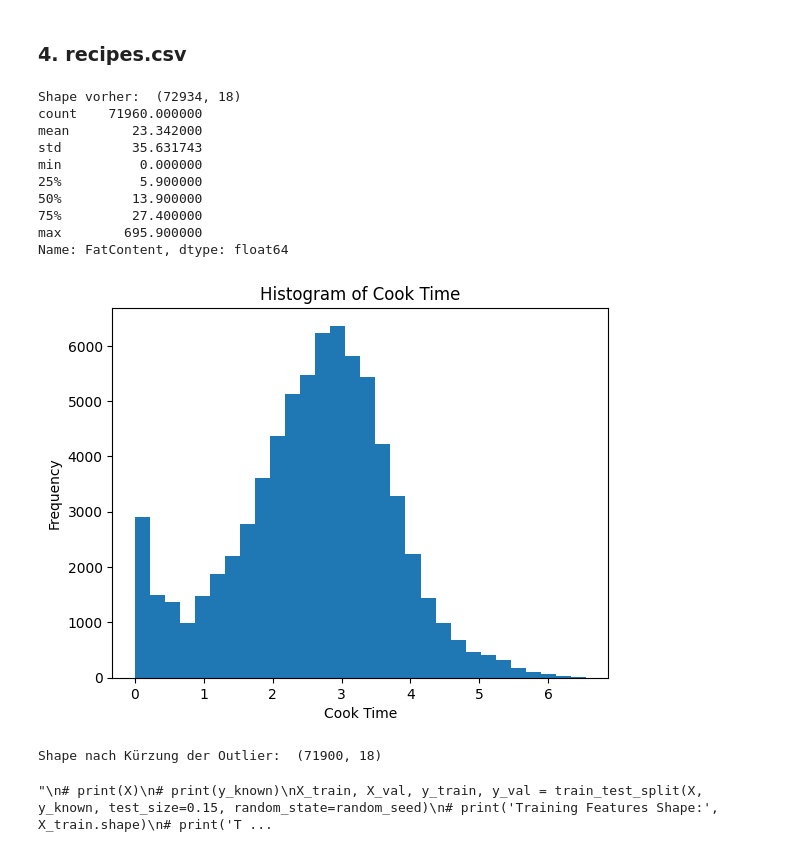
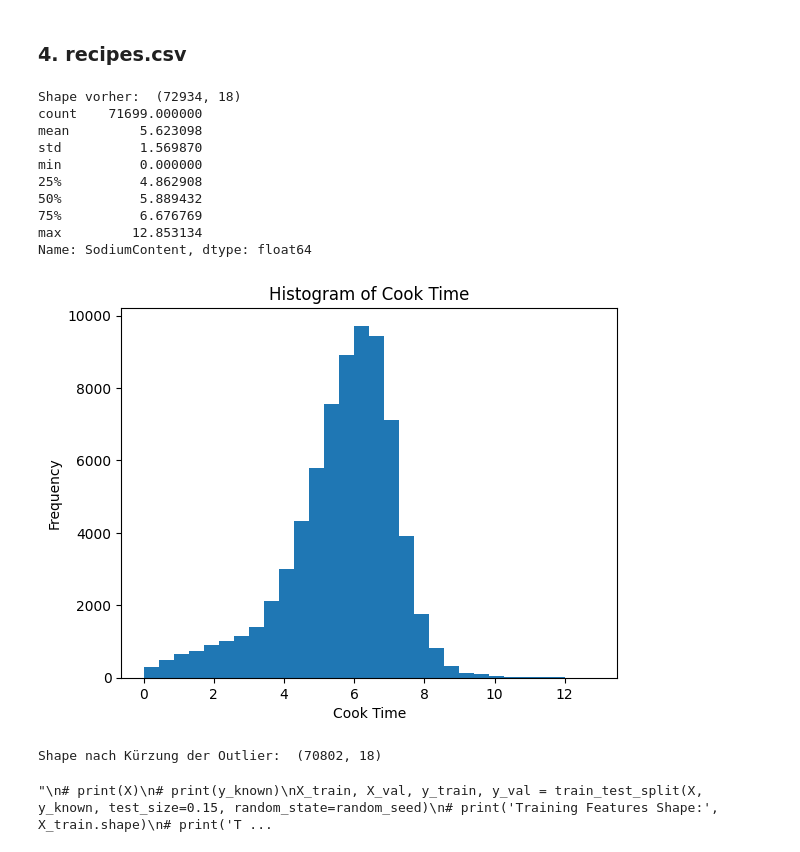
Before and after one commit to marcolutz00/AC-Cup, a Jupyter notebook: solution-1.0/solution.ipynb, the cells around one changed output. Drawn from its saved outputs; the diff is of its cells as text; code cells hidden in the pictures.

```diff
--- a/solution-1.0/solution.ipynb
+++ b/solution-1.0/solution.ipynb
@@ -203,14 +203,8 @@ recipes_data = recipes_data[(recipes_data["Calories"] >= lower_limit_Calories) &
 
 # Column FatContent
 # Oulier weg
-print(recipes_data["FatContent"].describe())
 
 recipes_data["FatContent"] = recipes_data["FatContent"].apply(lambda x: np.log(x+1) if x > 0 else x)
-plt.hist(recipes_data['FatContent'], bins=30)
-plt.title('Histogram of Cook Time')
-plt.xlabel('Cook Time')
-plt.ylabel('Frequency')
-plt.show()
 
 std_FatContent = recipes_data['FatContent'].std()
 mean_FatContent = recipes_data['FatContent'].mean()
@@ -218,34 +212,49 @@ upper_limit_FatContent = mean_FatContent + threshold * std_FatContent
 lower_limit_FatContent = mean_FatContent - threshold * std_FatContent
 
 recipes_data = recipes_data[(recipes_data["FatContent"] >= lower_limit_FatContent) & (recipes_data['FatContent'] <= upper_limit_FatContent)]
-print("Shape nach Kürzung der Outlier: ", recipes_data.shape)
 
 # Column SaturatedFatContent
 # Outlier weg
+recipes_data["SaturatedFatContent"] = recipes_data["SaturatedFatContent"].apply(lambda x: np.log(x+1) if x > 0 else x)
+
 std_SaturatedFatContent = recipes_data['SaturatedFatContent'].std()
 mean_SaturatedFatContent = recipes_data['SaturatedFatContent'].mean()
 upper_limit_SaturatedFatContent = mean_SaturatedFatContent + threshold * std_SaturatedFatContent
 lower_limit_SaturatedFatContent = mean_SaturatedFatContent - threshold * std_SaturatedFatContent
 
-# recipes_data = recipes_data[(recipes_data["SaturatedFatContent"] >= lower_limit_SaturatedFatContent) & (recipes_data['SaturatedFatContent'] <= upper_limit_SaturatedFatContent)]
+recipes_data = recipes_data[(recipes_data["SaturatedFatContent"] >= lower_limit_SaturatedFatContent) & (recipes_data['SaturatedFatContent'] <= upper_limit_SaturatedFatContent)]
+
 
 # Column CholesterolContent
 # Outlier weg
+recipes_data["CholesterolContent"] = recipes_data["CholesterolContent"].apply(lambda x: np.log(x + 1) if x > 0 else x)
+
+
 std_CholesterolContent = recipes_data['CholesterolContent'].std()
 mean_CholesterolContent = recipes_data['CholesterolContent'].mean()
 upper_limit_CholesterolContent = mean_CholesterolContent + threshold * std_CholesterolContent
 lower_limit_CholesterolContent = mean_CholesterolContent - threshold * std_CholesterolContent
 
-# recipes_data = recipes_data[(recipes_data["CholesterolContent"] >= lower_limit_CholesterolContent) & (recipes_data['CholesterolContent'] <= upper_limit_CholesterolContent)]
+recipes_data = recipes_data[(recipes_data["CholesterolContent"] >= lower_limit_CholesterolContent) & (recipes_data['CholesterolContent'] <= upper_limit_CholesterolContent)]
 
 # Column SodiumContent
 # Outlier weg
+recipes_data["SodiumContent"] = recipes_data["SodiumContent"].apply(lambda x: np.log(x + 1) if x > 0 else x)
+print(recipes_data["SodiumContent"].describe())
+
+plt.hist(recipes_data['SodiumContent'], bins=30)
+plt.title('Histogram of Cook Time')
+plt.xlabel('Cook Time')
+plt.ylabel('Frequency')
+plt.show()
+
 std_SodiumContent = recipes_data['SodiumContent'].std()
 mean_SodiumContent = recipes_data['SodiumContent'].mean()
 upper_limit_SodiumContent = mean_SodiumContent + threshold * std_SodiumContent
 lower_limit_SodiumContent = mean_SodiumContent - threshold * std_SodiumContent
 
-# recipes_data = recipes_data[(recipes_data["SodiumContent"] >= lower_limit_SodiumContent) & (recipes_data['SodiumContent'] <= upper_limit_SodiumContent)]
+recipes_data = recipes_data[(recipes_data["SodiumContent"] >= lower_limit_SodiumContent) & (recipes_data['SodiumContent'] <= upper_limit_SodiumContent)]
+print("Shape nach Kürzung der Outlier: ", recipes_data.shape)
 
 # Column CarbohydrateContent
 # Outlier weg
@@ -377,41 +386,41 @@ print('MSE Mean Squred Error: ', mse)
 
 
 # y_val together with y_pred
 y_val_pred = pd.DataFrame({'y_val': y_val, 'y_pred': y_pred})
 # Extract RecipeId for the validation set
 recipe_ids_val = recipes_data.loc[y_val.index, 'RecipeId']
 # Add RecipeId to the y_val_pred dataframe
 y_val_pred['RecipeId'] = recipe_ids_val
 
 # Display the dataframe
 print(y_val_pred.head(20))
 """
 
 # Model anwenden um fehlende Daten zu analysieren
 # X_unknown = unknown_servings[features]
 # y_unknown = unknown_servings["RecipeServings"]
 # y_unknown_pred = model.predict(X_unknown)
 
 # print(unknown_servings.head())
 # print(y_unknown_pred.head())
 
 
 
 
 # recipes_data["RecipeCategory"].unique()
 # recipes_data.head()
 # recipes_data.dtypes
 # %% [output]
 Shape vorher:  (72934, 18)
-count    71960.000000
-mean        23.342000
-std         35.631743
+count    71699.000000
+mean         5.623098
+std          1.569870
 min          0.000000
-25%          5.900000
-50%         13.900000
-75%         27.400000
-max        695.900000
-Name: FatContent, dtype: float64
+25%          4.862908
+50%          5.889432
+75%          6.676769
+max         12.853134
+Name: SodiumContent, dtype: float64
-[figure, old version]
+[figure, new version]
-Shape nach Kürzung der Outlier:  (71900, 18)
+Shape nach Kürzung der Outlier:  (70802, 18)
 "\n# print(X)\n# print(y_known)\nX_train, X_val, y_train, y_val = train_test_split(X, y_known, test_size=0.15, random_state=random_seed)\n# print('Training Features Shape:', X_train.shape)\n# print('T ...
```
